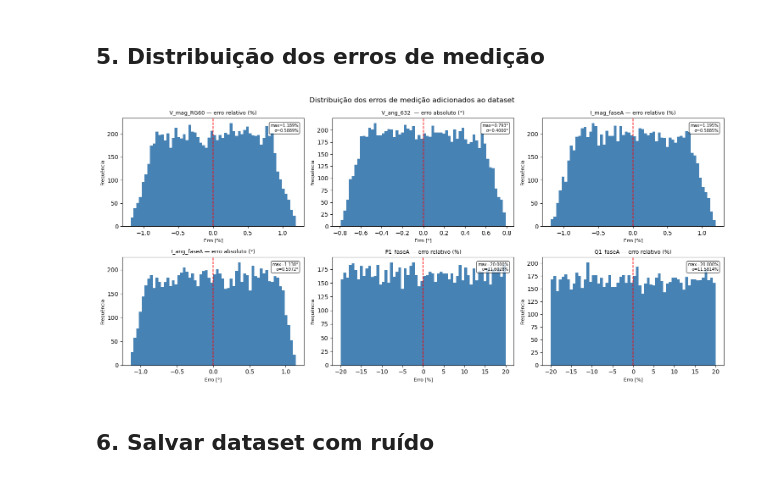
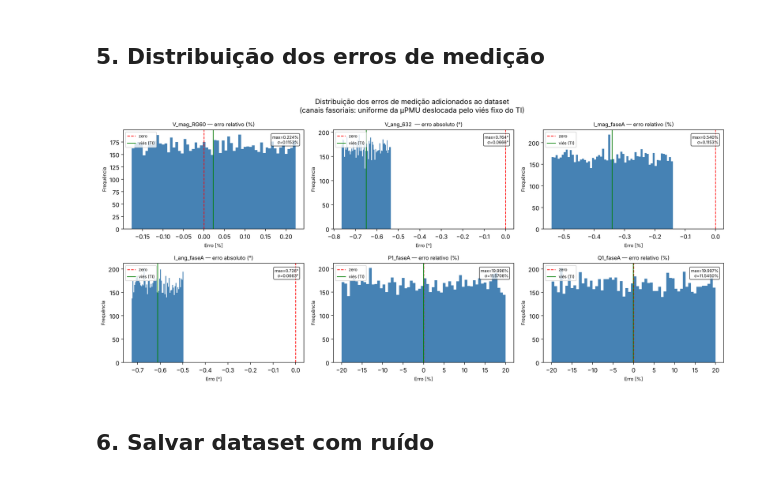
Before and after one commit to FProencadeAlbuquerque/EstimacaoFeeder, a Jupyter notebook: ComRuido.ipynb, the cells around one changed output. Cells and saved outputs as stored; diff of their text form; code cells hidden in the pictures.

```diff
--- a/ComRuido.ipynb
+++ b/ComRuido.ipynb
@@ -25,7 +32,13 @@ import numpy as np
 import pandas as pd
 import matplotlib.pyplot as plt
 
-rng = np.random.default_rng(seed=42)
+rng = np.random.default_rng(seed=42)   # erros aleatórios (µPMU, P/Q, parâmetros)
+
+# Realização dos erros sistemáticos dos TIs (equivale a uma tentativa de Monte Carlo
+# em D'Antona et al., 2026). Troque IT_SEED para gerar um conjunto de TIs diferente,
+# p.ex. para testar o estimador com TIs não vistos no treino.
+IT_SEED = 1
+rng_it  = np.random.default_rng(seed=IT_SEED)
 
 # Conversão crad → graus
 CRAD_TO_DEG = 0.01 * 180 / math.pi   # ≈ 0.5730 °/crad
@@ -320,32 +375,35 @@ Desvio relativo do parâmetro ruidoso em relação ao nominal:
 # %%
 fig, axes = plt.subplots(2, 3, figsize=(15, 7))
 axes = axes.flatten()
 
 plot_cfg = [
     (V_MAG_COLS[0],  'V_mag_RG60 — erro relativo (%)', '%',   lambda c, n: (n-c)/c*100),
     (V_ANG_COLS[3],  'V_ang_632  — erro absoluto (°)', '°',   lambda c, n: n-c),
     (I_MAG_COLS[0],  'I_mag_faseA — erro relativo (%)', '%',  lambda c, n: (n-c)/c*100),
     (I_ANG_COLS[0],  'I_ang_faseA — erro absoluto (°)', '°',  lambda c, n: n-c),
     (P_COLS[0],      'P1_faseA — erro relativo (%)', '%',     lambda c, n: (n-c)/c*100),
     (Q_COLS[0],      'Q1_faseA — erro relativo (%)', '%',     lambda c, n: (n-c)/c*100),
 ]
 
 for ax, (col, title, unit, fn) in zip(axes, plot_cfg):
     err = fn(df[col].values, df_noisy[col].values)
     ax.hist(err, bins=60, color='steelblue', edgecolor='none')
-    ax.axvline(0, color='red', lw=1.2, ls='--')
+    ax.axvline(0, color='red', lw=1.2, ls='--', label='zero')
+    ax.axvline(err.mean(), color='green', lw=1.2, label='viés (TI)')
+    ax.legend(fontsize=7, loc='upper left')
     ax.set_title(title, fontsize=9)
     ax.set_xlabel(f'Erro [{unit}]', fontsize=8)
     ax.set_ylabel('Frequência', fontsize=8)
     ax.text(0.97, 0.95, f'max={np.abs(err).max():.3f}{unit}\nσ={err.std():.4f}{unit}',
             transform=ax.transAxes, ha='right', va='top', fontsize=7,
             bbox=dict(boxstyle='round', fc='white', alpha=0.7))
 
-plt.suptitle('Distribuição dos erros de medição adicionados ao dataset', fontsize=12)
+plt.suptitle('Distribuição dos erros de medição adicionados ao dataset\n'
+             '(canais fasoriais: uniforme da µPMU deslocada pelo viés fixo do TI)', fontsize=12)
 plt.tight_layout()
 plt.show()
 # %% [output]
-[figure, old version]
+[figure, new version]
 # %% [markdown]
 ## 6. Salvar dataset com ruído
 # %%
```
Also changed, not shown: parts of 6 cells of this notebook, 1 other file.
